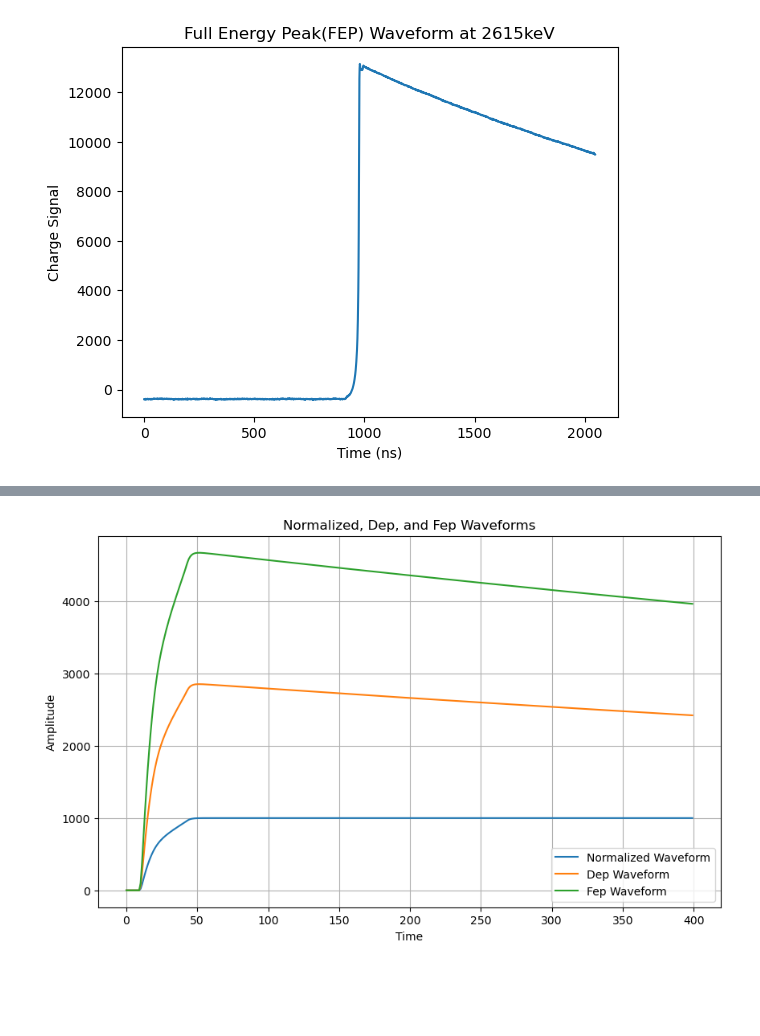
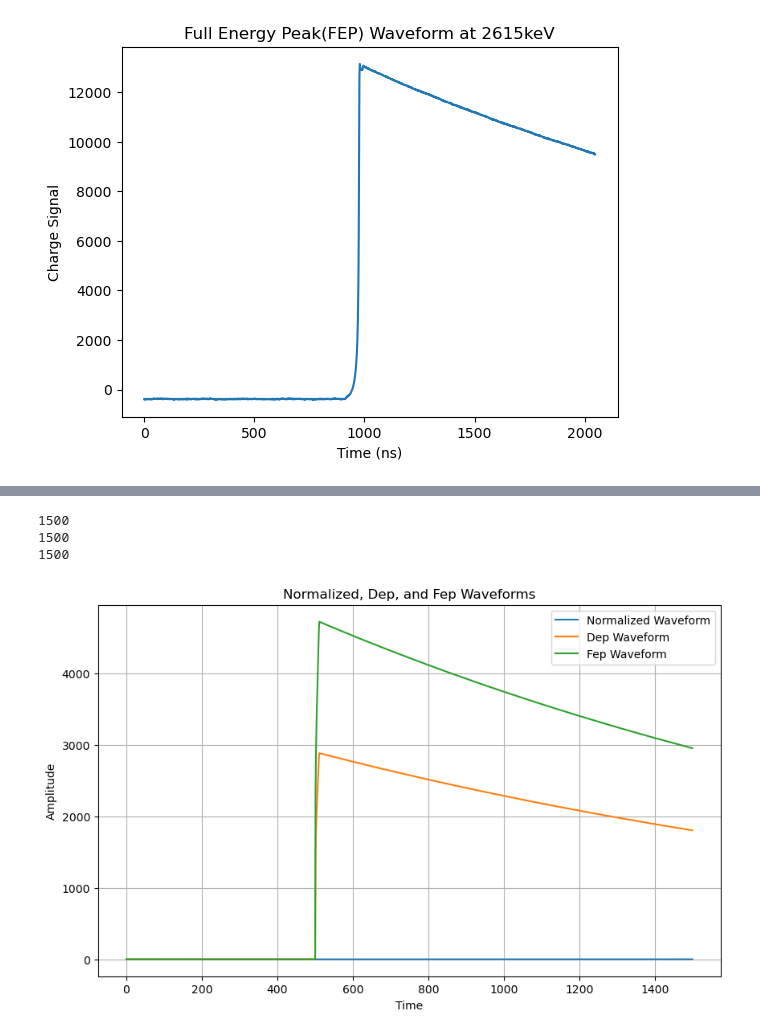
Before and after one commit to aobol/CPU-Net, a Jupyter notebook: data_emulation/SimulatingElectronicResponse.ipynb, the cells around one changed output, grey strips where cells are left out. Drawn from its saved outputs; the diff is of its cells as text; code cells hidden in the pictures; blank space fills up the shorter version.

```diff
--- a/data_emulation/SimulatingElectronicResponse.ipynb
+++ b/data_emulation/SimulatingElectronicResponse.ipynb
@@ -3,10 +3,13 @@ The code below models electronic response and noise by taking real data of dep a
 # %%
 import numpy as np
 import matplotlib.pyplot as plt
+from tqdm import tqdm
+
 # This data is for energy 1598 keV for the Double Escape Peak
+home_dir = '/global/homes/k/kbhimani/CPU-Net/'
 
 # Load the .npz file
-data = np.load('dep_waveforms.npz')
+data = np.load(home_dir+'training_data/dep_waveforms.npz')
 
 # Initialize an empty list to hold all waveforms
 waveform_list = []
@@ -18,16 +21,6 @@ for key in data.files:
 
 # Now waveform_list contains all the waveforms
 print(f"Loaded {len(waveform_list)} waveforms.")
-
-if waveform_list1:
-    print("Shape of first waveform:", waveform_list1[0].shape)
-    print("First waveform:", waveform_list1[0])
-    plt.plot(waveform_list1[5000])
-    plt.title('Double Escape Peak(DEP) Waveform at 1598keV')
-    plt.xlabel('Samples (16 ns)')
-    plt.ylabel('Charge Signal')
-    plt.ylim(-100,100)
-    plt.xlim(0,50)
 
 for i in range(5):
     last_value = waveform_list[i][-1]
@@ -50,7 +43,6 @@ for waveform in waveform_list:
     # Append sigma value to the list
     sigma_values.append(sigma)
 
-
 # Calculate the average sigma value
 average_sigma = np.mean(sigma_values)
 print("Average sigma:", average_sigma)
@@ -81,7 +69,7 @@ import matplotlib.pyplot as plt
 #This data is for energy 2615 keV for Full Energy Peak
 
 # Load the .npz file
-data = np.load('fep_waveforms.npz')
+data = np.load(home_dir+'training_data/fep_waveforms.npz')
 
 # Initialize an empty list to hold all waveforms
 waveform_list = []
@@ -273,28 +272,79 @@ df.to_pickle('transformed_dataframe.pkl')
 # %%
+import numpy as np
+from scipy import signal
+import pandas as pd
+
+
+# Load the DataFrame
+df = pd.read_pickle('transformed_dataframe.pkl')
+
+# Define the number of zero-padding data points to add at the beginning
+num_padding_points = 500  # Adjust this value as needed
+
+# Initialize lists to hold transformed waveforms
+dep_transformed_list = []
+fep_transformed_list = []
+
+# Assuming data_column contains the waveforms
+for i, waveform in tqdm(enumerate(df['data_column'])):
+
+    normalized_waveform = normalize_data(waveform)
+    # Pad the waveform with zeros at the beginning
+    padded_waveform = np.pad(normalized_waveform, (num_padding_points, 0), mode='constant')
+
+    # Scale by dep_scaled_waveform and fep_scaled_waveform
+    dep_scaled = padded_waveform * 5795.517578125
+    fep_scaled = padded_waveform * 9487.8359375
+
+    # Apply transfer function to scaled waveforms
+    dep_transformed = apply_transfer_function(dep_scaled)
+    fep_transformed = apply_transfer_function(fep_scaled)
+
+    # Append transformed waveforms to lists
+    dep_transformed_list.append(dep_transformed)
+    fep_transformed_list.append(fep_transformed)
+
+# Convert lists to Series objects
+dep_series = pd.Series(dep_transformed_list)
+fep_series = pd.Series(fep_transformed_list)
+
+# Assign Series to new columns in the DataFrame
+df['dep'] = dep_series
+df['fep'] = fep_series
+
+
 import numpy as np
 import matplotlib.pyplot as plt
 
 # Choose the index of the waveform to plot (e.g., 0 for the first waveform)
 waveform_index = 3
 
 # Retrieve the normalized waveform, dep waveform, and fep waveform for the chosen index
-normalized_waveform = df['data_column'][waveform_index]
 dep_waveform = df['dep'][waveform_index]
 fep_waveform = df['fep'][waveform_index]
-
+print(len(dep_waveform))
+print(len(fep_waveform))
+print(len(padded_waveform))
 # Create a time array for plotting
-time = np.arange(len(normalized_waveform))
+time = np.arange(len(padded_waveform))
 
 # Plot all three waveforms on the same plot
 plt.figure(figsize=(10, 6))
-plt.plot(time, normalized_waveform, label='Normalized Waveform')
+plt.plot(time, padded_waveform, label='Normalized Waveform')
 plt.plot(time, dep_waveform, label='Dep Waveform')
 plt.plot(time, fep_waveform, label='Fep Waveform')
 plt.title('Normalized, Dep, and Fep Waveforms')
 plt.xlabel('Time')
 plt.ylabel('Amplitude')
 plt.legend()
 plt.grid(True)
 plt.show()
+
+
+# Save the updated DataFrame as a new pickle file
+df.to_pickle('transformed_dataframe_with_padding.pkl')
 # %% [output]
+1500
+1500
+1500
-[figure, old version]
+[figure, new version]
```
Also changed, not shown: parts of 12 cells of this notebook, 27 other files.
